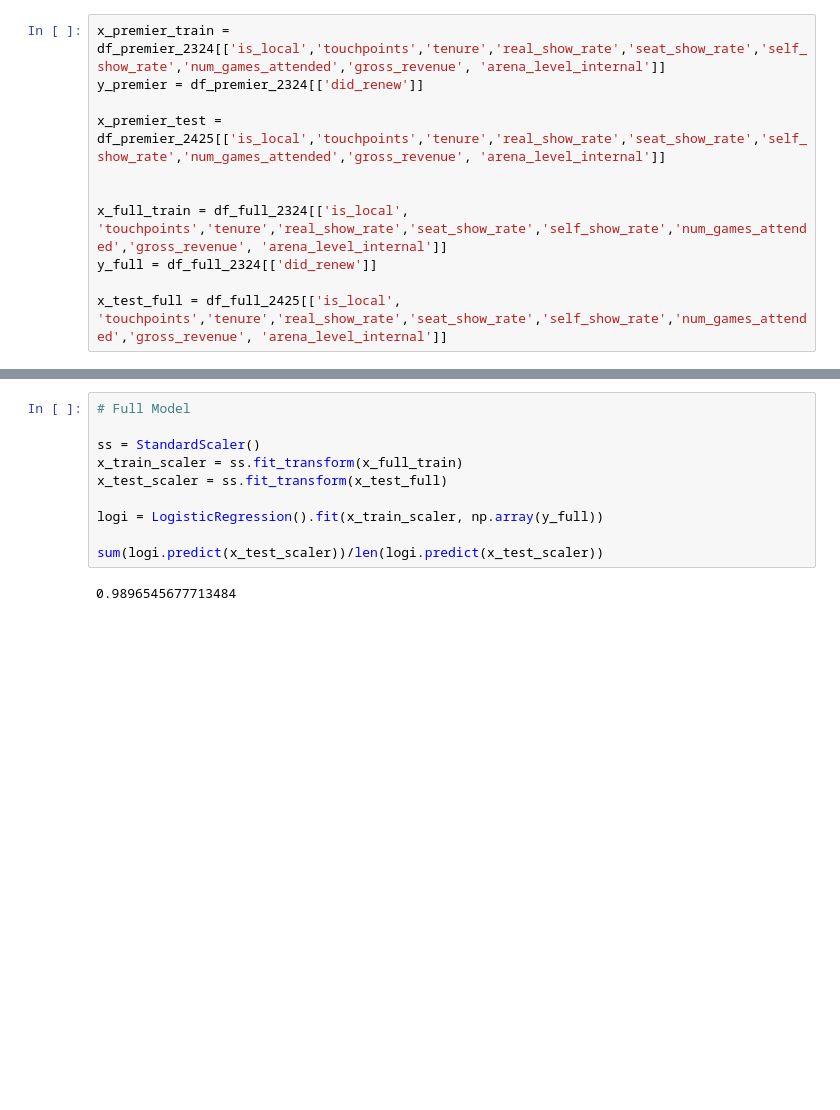
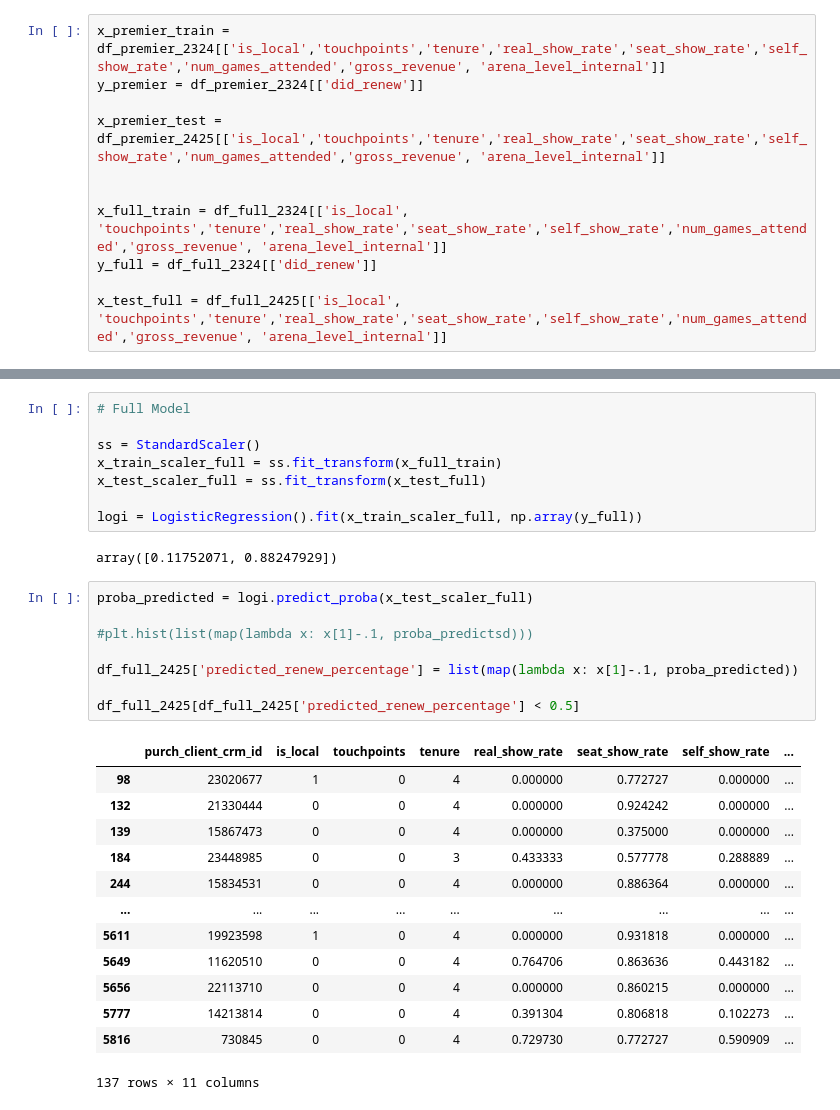
Before and after one commit to riffere-fla/pandas_party, a Jupyter notebook: renewal_scoring_2526.ipynb, the cells around one changed output, grey strips where cells are left out. Saved outputs shown, nothing was run; the diff lists cells and outputs as text; blank space fills up the shorter version.

```diff
--- a/renewal_scoring_2526.ipynb
+++ b/renewal_scoring_2526.ipynb
@@ -760,11 +770,31 @@ sum(logi.predict(x_test_scaler))/len(logi.predict(x_test_scaler))
 # Full Model
 
 ss = StandardScaler()
-x_train_scaler = ss.fit_transform(x_full_train)
-x_test_scaler = ss.fit_transform(x_test_full)
+x_train_scaler_full = ss.fit_transform(x_full_train)
+x_test_scaler_full = ss.fit_transform(x_test_full)
 
-logi = LogisticRegression().fit(x_train_scaler, np.array(y_full))
-
-sum(logi.predict(x_test_scaler))/len(logi.predict(x_test_scaler))
+logi = LogisticRegression().fit(x_train_scaler_full, np.array(y_full))
 # %% [output]
-0.9896545677713484
+array([0.11752071, 0.88247929])
+# %%
+proba_predicted = logi.predict_proba(x_test_scaler_full)
+
+#plt.hist(list(map(lambda x: x[1]-.1, proba_predictsd)))
+
+df_full_2425['predicted_renew_percentage'] = list(map(lambda x: x[1]-.1, proba_predicted))
+
+df_full_2425[df_full_2425['predicted_renew_percentage'] < 0.5]
+# %% [output]
+|  | purch_client_crm_id | is_local | touchpoints | tenure | real_show_rate | seat_show_rate | self_show_rate | ... |
+| 98 | 23020677 | 1 | 0 | 4 | 0.000000 | 0.772727 | 0.000000 | ... |
+| 132 | 21330444 | 0 | 0 | 4 | 0.000000 | 0.924242 | 0.000000 | ... |
+| 139 | 15867473 | 0 | 0 | 4 | 0.000000 | 0.375000 | 0.000000 | ... |
+| 184 | 23448985 | 0 | 0 | 3 | 0.433333 | 0.577778 | 0.288889 | ... |
+| 244 | 15834531 | 0 | 0 | 4 | 0.000000 | 0.886364 | 0.000000 | ... |
+| ... | ... | ... | ... | ... | ... | ... | ... | ... |
+| 5611 | 19923598 | 1 | 0 | 4 | 0.000000 | 0.931818 | 0.000000 | ... |
+| 5649 | 11620510 | 0 | 0 | 4 | 0.764706 | 0.863636 | 0.443182 | ... |
+| 5656 | 22113710 | 0 | 0 | 4 | 0.000000 | 0.860215 | 0.000000 | ... |
+| 5777 | 14213814 | 0 | 0 | 4 | 0.391304 | 0.806818 | 0.102273 | ... |
+| 5816 | 730845 | 0 | 0 | 4 | 0.729730 | 0.772727 | 0.590909 | ... |
+137 rows × 11 columns
```
Also changed, not shown: parts of 4 cells of this notebook.
